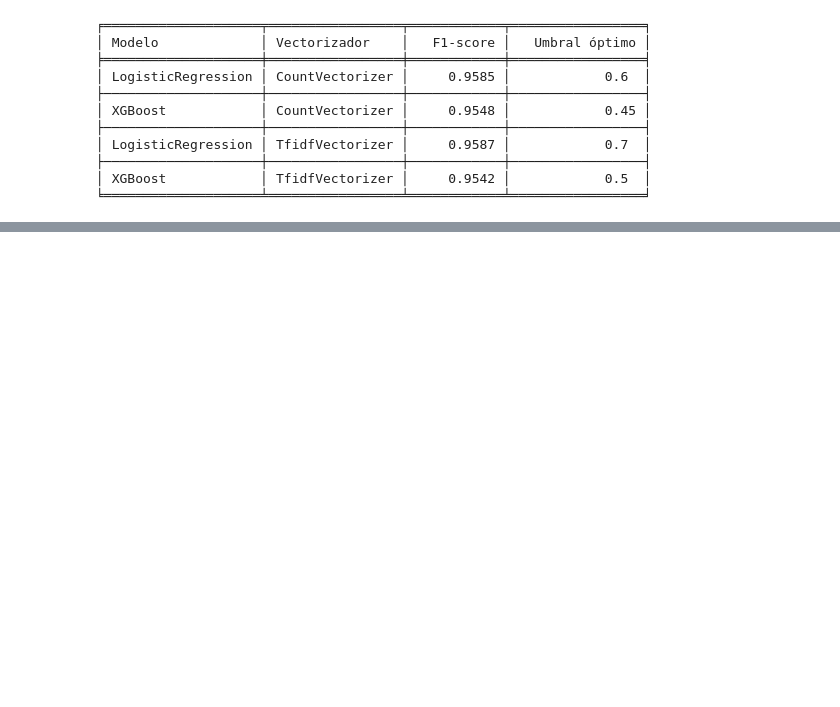
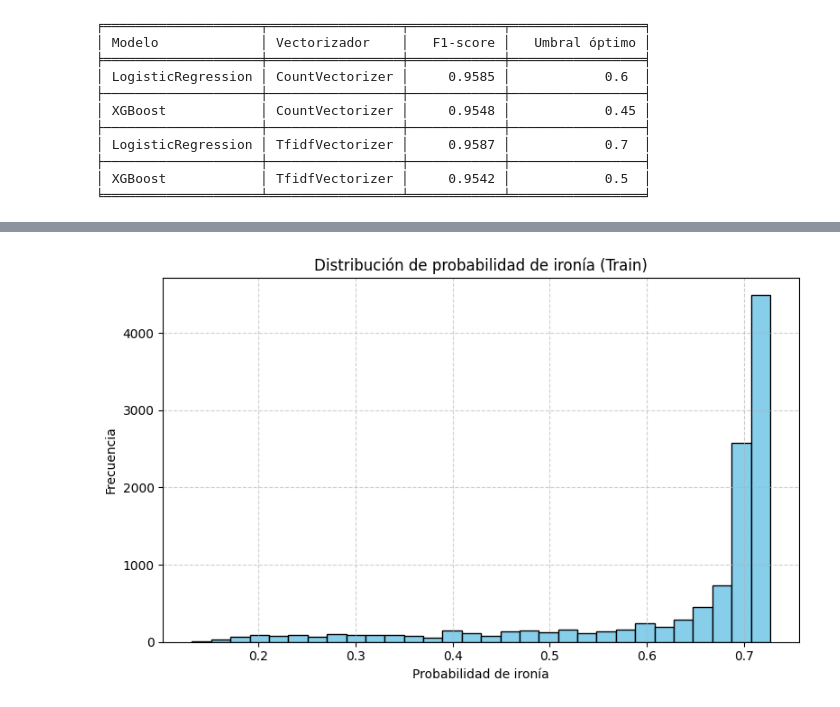
Before and after one commit to Mr-ion77/steam-reviewing, a Jupyter notebook: modelos_steam.ipynb, the cells around one changed output, grey strips where cells are left out. Cells and saved outputs as stored; diff of their text form; code cells hidden in the pictures; blank space fills up the shorter version.

```diff
--- a/modelos_steam.ipynb
+++ b/modelos_steam.ipynb
@@ -398,0 +458,16 @@ print(tabla_bonita)
+# %%
+from tqdm import tqdm
+
+def detectar_ironia(textos, batch_size=16):
+    irony_scores = []
+    irony_model.eval()  # aseguramos modo inferencia
+    for i in tqdm(range(0, len(textos), batch_size), desc="Detectando ironía"):
+        batch = textos[i:i+batch_size]
+        inputs = tokenizer(batch, padding=True, truncation=True, return_tensors="pt", max_length=128)
+        inputs = {k: v.to(device) for k, v in inputs.items()}
+
+        with torch.no_grad():
+            outputs = irony_model(**inputs)
+            probs = torch.softmax(outputs.logits, dim=1)[:, 1]  # probabilidad de ironía
+            irony_scores.extend(probs.cpu().numpy())
+    return np.array(irony_scores)
@@ -398,0 +702,13 @@ print(tabla_bonita)
+# %%
+import matplotlib.pyplot as plt
+
+plt.figure(figsize=(8, 5))
+plt.hist(ironia_train, bins=30, color='skyblue', edgecolor='black')
+plt.title("Distribución de probabilidad de ironía (Train)")
+plt.xlabel("Probabilidad de ironía")
+plt.ylabel("Frecuencia")
+plt.grid(True, linestyle='--', alpha=0.6)
+plt.tight_layout()
+plt.show()
+# %% [output]
+[figure, added]
```
Also changed, not shown: parts of 26 cells of this notebook, 1 other file.
